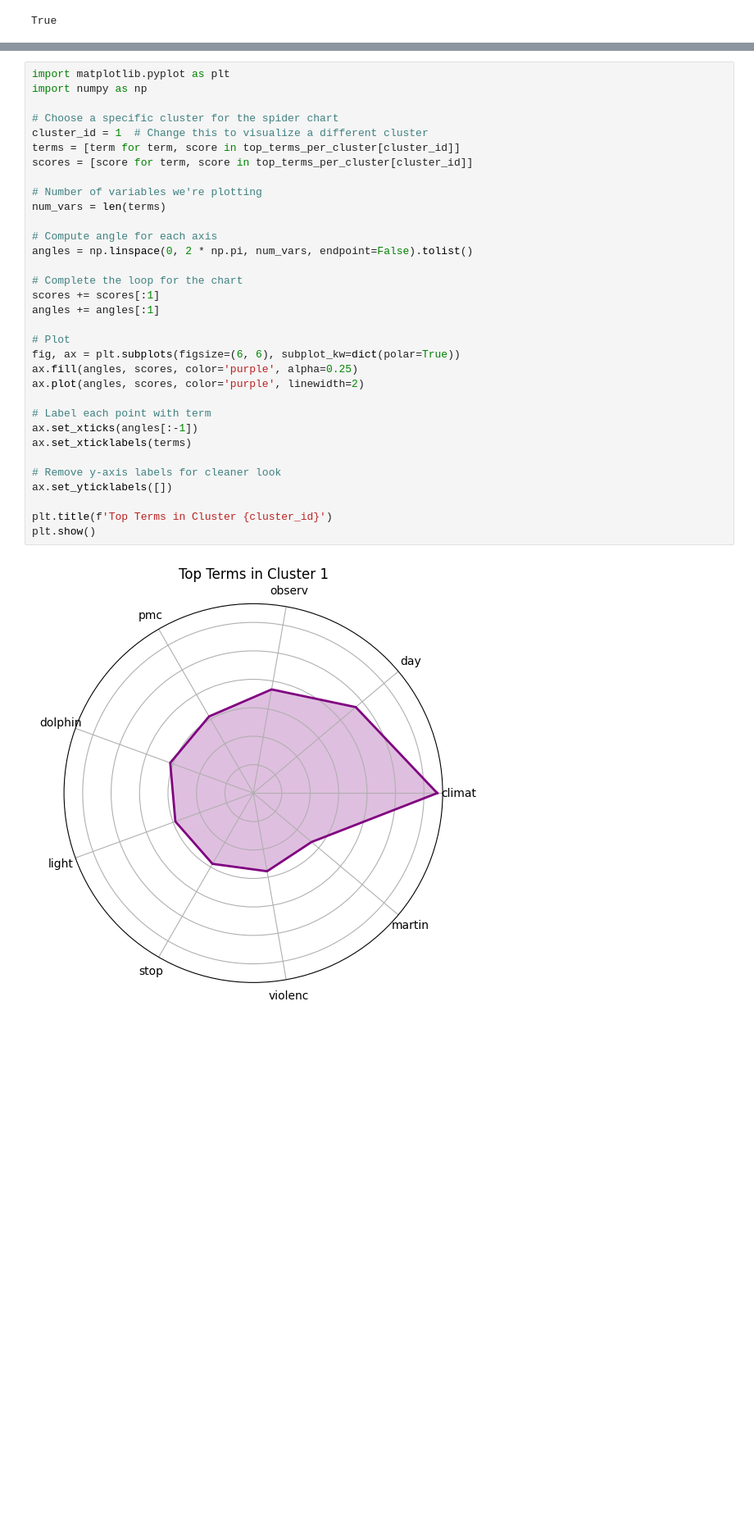
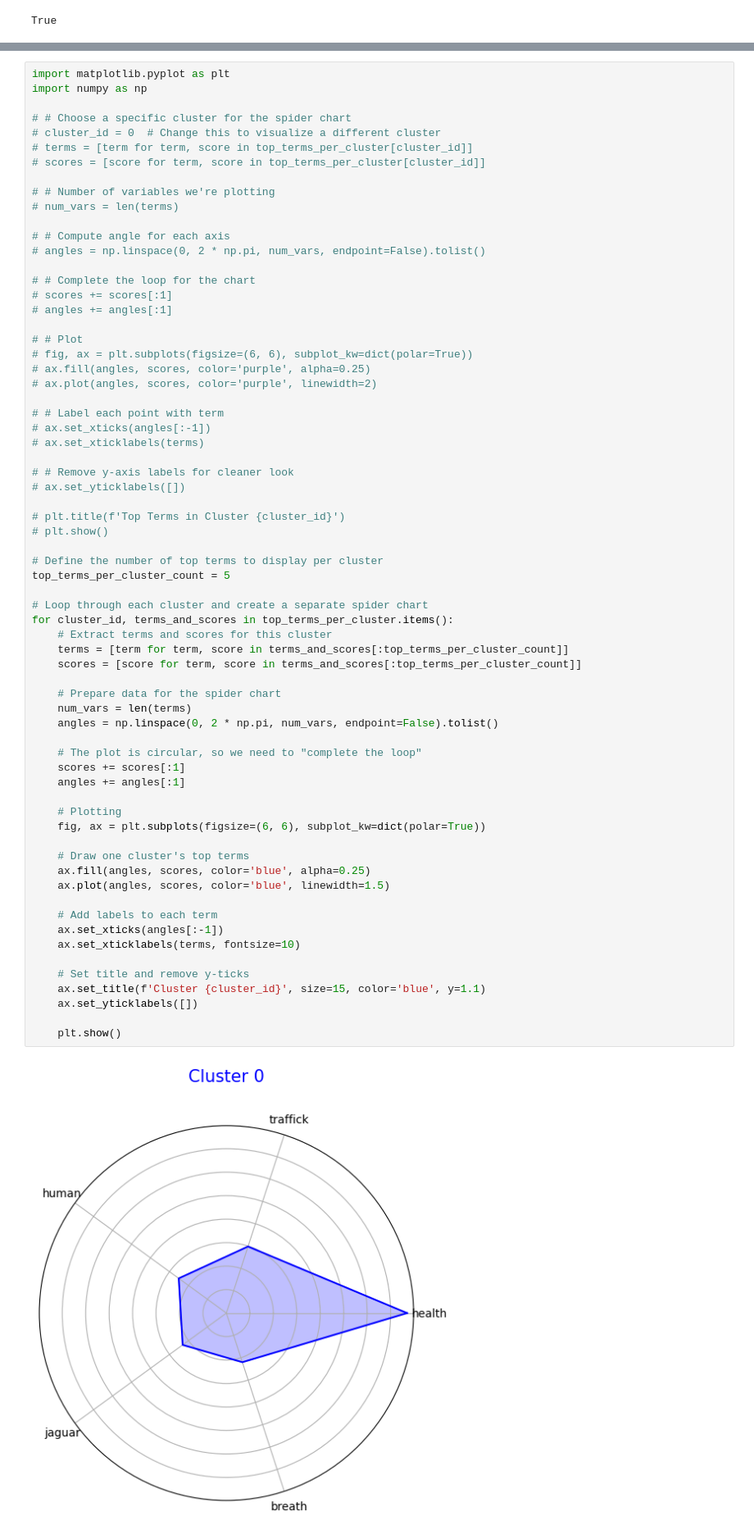
Before and after one commit to Phuc776/news_scrapper, a Jupyter notebook: test2.ipynb, the cells around one changed output, grey strips where cells are left out. Shown at 82% size. Cells and saved outputs as stored; diff of their text form; blank space fills up the shorter version.

```diff
--- a/test2.ipynb
+++ b/test2.ipynb
@@ -133,35 +133,69 @@ plt.show()
 # %%
 import matplotlib.pyplot as plt
 import numpy as np
 
-# Choose a specific cluster for the spider chart
-cluster_id = 1  # Change this to visualize a different cluster
-terms = [term for term, score in top_terms_per_cluster[cluster_id]]
-scores = [score for term, score in top_terms_per_cluster[cluster_id]]
+# # Choose a specific cluster for the spider chart
+# cluster_id = 0  # Change this to visualize a different cluster
+# terms = [term for term, score in top_terms_per_cluster[cluster_id]]
+# scores = [score for term, score in top_terms_per_cluster[cluster_id]]
 
-# Number of variables we're plotting
-num_vars = len(terms)
+# # Number of variables we're plotting
+# num_vars = len(terms)
 
-# Compute angle for each axis
-angles = np.linspace(0, 2 * np.pi, num_vars, endpoint=False).tolist()
+# # Compute angle for each axis
+# angles = np.linspace(0, 2 * np.pi, num_vars, endpoint=False).tolist()
 
-# Complete the loop for the chart
-scores += scores[:1]
-angles += angles[:1]
+# # Complete the loop for the chart
+# scores += scores[:1]
+# angles += angles[:1]
 
-# Plot
-fig, ax = plt.subplots(figsize=(6, 6), subplot_kw=dict(polar=True))
-ax.fill(angles, scores, color='purple', alpha=0.25)
-ax.plot(angles, scores, color='purple', linewidth=2)
+# # Plot
+# fig, ax = plt.subplots(figsize=(6, 6), subplot_kw=dict(polar=True))
+# ax.fill(angles, scores, color='purple', alpha=0.25)
+# ax.plot(angles, scores, color='purple', linewidth=2)
 
-# Label each point with term
-ax.set_xticks(angles[:-1])
-ax.set_xticklabels(terms)
+# # Label each point with term
+# ax.set_xticks(angles[:-1])
+# ax.set_xticklabels(terms)
 
-# Remove y-axis labels for cleaner look
-ax.set_yticklabels([])
+# # Remove y-axis labels for cleaner look
+# ax.set_yticklabels([])
 
-plt.title(f'Top Terms in Cluster {cluster_id}')
-plt.show()
+# plt.title(f'Top Terms in Cluster {cluster_id}')
+# plt.show()
+
+# Define the number of top terms to display per cluster
+top_terms_per_cluster_count = 5
+
+# Loop through each cluster and create a separate spider chart
+for cluster_id, terms_and_scores in top_terms_per_cluster.items():
+    # Extract terms and scores for this cluster
+    terms = [term for term, score in terms_and_scores[:top_terms_per_cluster_count]]
+    scores = [score for term, score in terms_and_scores[:top_terms_per_cluster_count]]
+
+    # Prepare data for the spider chart
+    num_vars = len(terms)
+    angles = np.linspace(0, 2 * np.pi, num_vars, endpoint=False).tolist()
+
+    # The plot is circular, so we need to "complete the loop"
+    scores += scores[:1]
+    angles += angles[:1]
+
+    # Plotting
+    fig, ax = plt.subplots(figsize=(6, 6), subplot_kw=dict(polar=True))
+
+    # Draw one cluster's top terms
+    ax.fill(angles, scores, color='blue', alpha=0.25)
+    ax.plot(angles, scores, color='blue', linewidth=1.5)
+
+    # Add labels to each term
+    ax.set_xticks(angles[:-1])
+    ax.set_xticklabels(terms, fontsize=10)
+
+    # Set title and remove y-ticks
+    ax.set_title(f'Cluster {cluster_id}', size=15, color='blue', y=1.1)
+    ax.set_yticklabels([])
+
+    plt.show()
 # %% [output]
-[figure, old version]
+[figure, new version]
```
Also changed, not shown: parts of 2 cells of this notebook, 3 other files.
